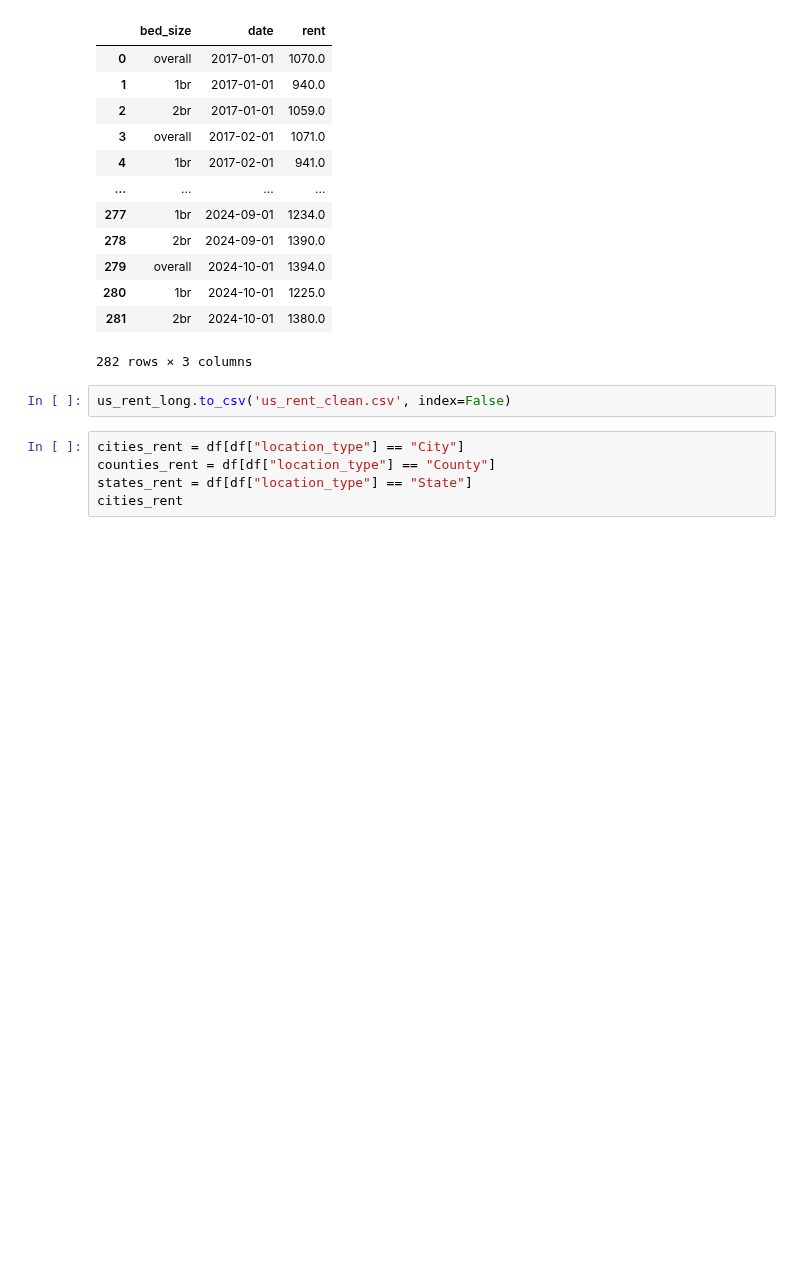
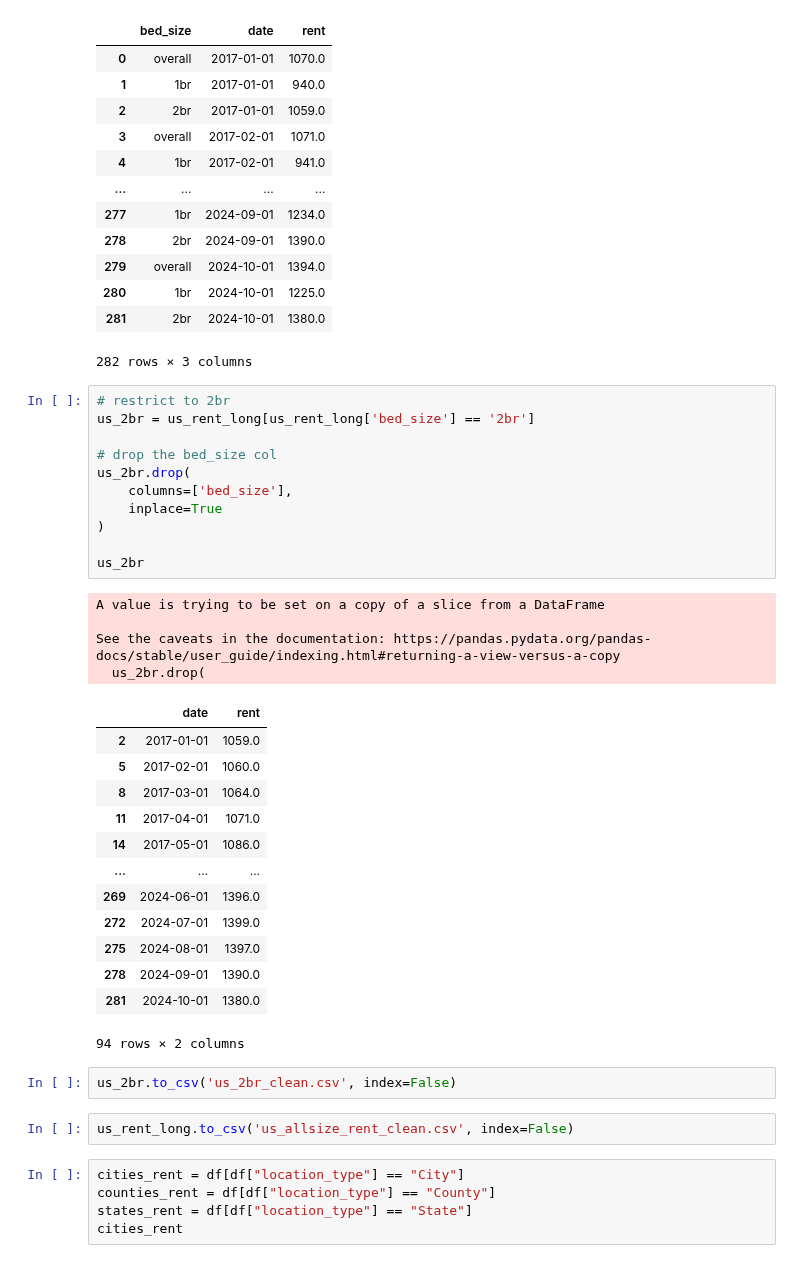
Before and after one commit to gmelmed/gmelmed.github.io, a Jupyter notebook: final_project/harvesting_rent_data_url.ipynb, the cells around one changed output. Saved outputs shown, nothing was run; the diff lists cells and outputs as text; blank space fills up the shorter version.

```diff
--- a/final_project/harvesting_rent_data_url.ipynb
+++ b/final_project/harvesting_rent_data_url.ipynb
@@ -105,8 +105,39 @@ us_rent_long
 | 280 | 1br | 2024-10-01 | 1225.0 |
 | 281 | 2br | 2024-10-01 | 1380.0 |
 282 rows × 3 columns
+# %%
+# restrict to 2br
+us_2br = us_rent_long[us_rent_long['bed_size'] == '2br']
+
+# drop the bed_size col
+us_2br.drop(
+    columns=['bed_size'],
+    inplace=True
+)
+
+us_2br
+# %% [output]
+A value is trying to be set on a copy of a slice from a DataFrame
+
+See the caveats in the documentation: https://pandas.pydata.org/pandas-docs/stable/user_guide/indexing.html#returning-a-view-versus-a-copy
+  us_2br.drop(
+|  | date | rent |
+| 2 | 2017-01-01 | 1059.0 |
+| 5 | 2017-02-01 | 1060.0 |
+| 8 | 2017-03-01 | 1064.0 |
+| 11 | 2017-04-01 | 1071.0 |
+| 14 | 2017-05-01 | 1086.0 |
+| ... | ... | ... |
+| 269 | 2024-06-01 | 1396.0 |
+| 272 | 2024-07-01 | 1399.0 |
+| 275 | 2024-08-01 | 1397.0 |
+| 278 | 2024-09-01 | 1390.0 |
+| 281 | 2024-10-01 | 1380.0 |
+94 rows × 2 columns
+# %%
+us_2br.to_csv('us_2br_clean.csv', index=False)
 # %%
-us_rent_long.to_csv('us_rent_clean.csv', index=False)
+us_rent_long.to_csv('us_allsize_rent_clean.csv', index=False)
 # %%
 cities_rent = df[df["location_type"] == "City"]
 counties_rent = df[df["location_type"] == "County"]
```
Also changed, not shown: parts of 9 cells of this notebook, 1 other file.
